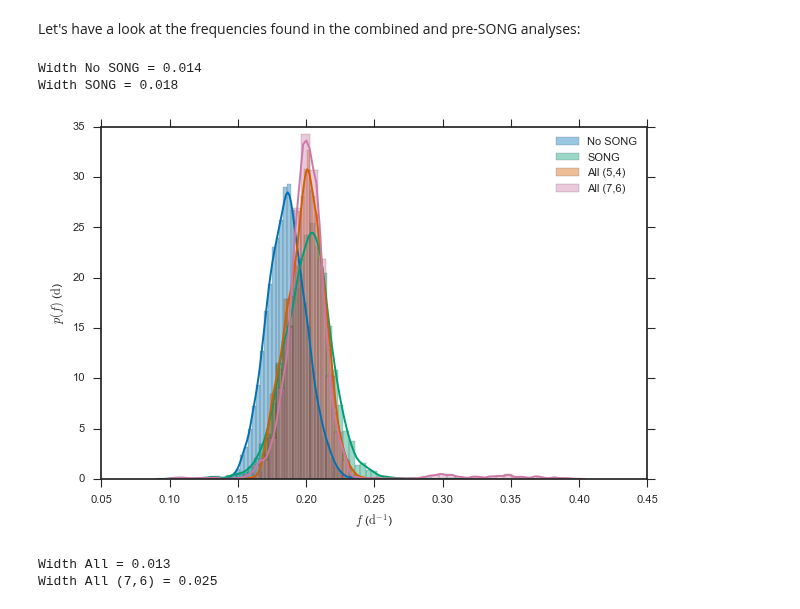
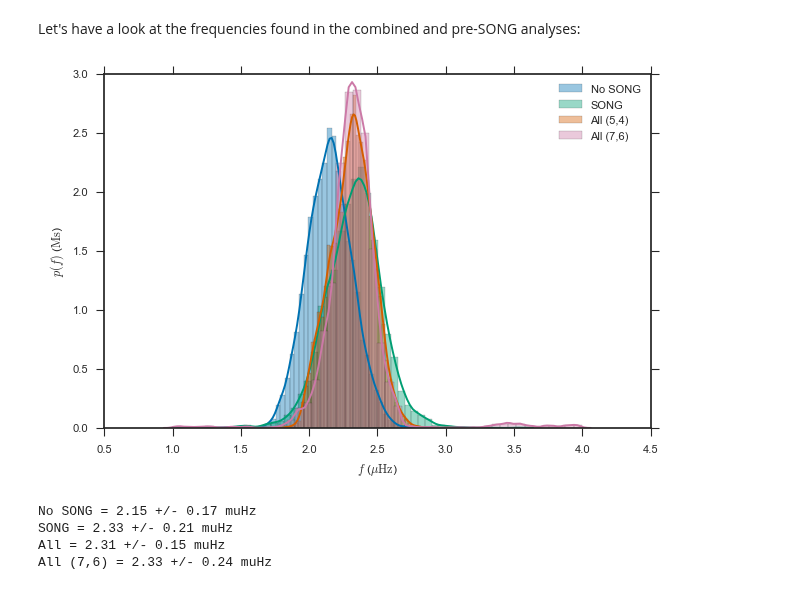
Before and after one commit to farr/Aldebaran, a Jupyter notebook: notebooks/SingleMultipleComparison.ipynb, the cells around one changed output. Drawn from its saved outputs; the diff is of its cells as text; code cells hidden in the pictures.

Commit message:
Better units on frequencies in histogram and printed output.

```diff
--- a/notebooks/SingleMultipleComparison.ipynb
+++ b/notebooks/SingleMultipleComparison.ipynb
@@ -166,26 +166,31 @@ savefig("../plots/psd-single.pdf")
 # %% [markdown]
 Let's have a look at the frequencies found in the combined and pre-SONG analyses:
 # %%
-fssong = Kalman.frequencies(single_posts[end], single_postsamples[end])
-fspre = Kalman.frequencies(presong_post, presong_postsamples)
-fsall = Kalman.frequencies(all_post, all_postsamples)
-fsall76 = Kalman.frequencies(all_post76, all_postsamples76)
-sns.distplot(fspre[fspre.>0.1], label="No SONG")
-sns.distplot(fssong[(fssong.>0.1) & (fssong.<0.4)], label="SONG")
-sns.distplot(fsall[fsall.>0], label="All (5,4)")
-sns.distplot(fsall76[(fsall76.>0.1) & (fsall76.<0.4)], label="All (7,6)")
-xlabel(L"$f$ ($\mathrm{d}^{-1}$)")
-ylabel(L"$p(f)$ ($\mathrm{d}$)")
+perday_to_muhz = 1.0/(3600.0*24.0*1e-6)
+fssong = Kalman.frequencies(single_posts[end], single_postsamples[end])*perday_to_muhz
+fspre = Kalman.frequencies(presong_post, presong_postsamples)*perday_to_muhz
+fsall = Kalman.frequencies(all_post, all_postsamples)*perday_to_muhz
+fsall76 = Kalman.frequencies(all_post76, all_postsamples76)*perday_to_muhz
+fspre = fspre[(fspre.>1) & (fspre.<4)]
+fsall = fsall[(fsall.>1) & (fsall.<4)]
+fssong = fssong[(fssong.>1) & (fssong.<4)]
+fsall76 = fsall76[(fsall76.>1) & (fsall76.<4)]
+sns.distplot(fspre, label="No SONG")
+sns.distplot(fssong, label="SONG")
+sns.distplot(fsall, label="All (5,4)")
+sns.distplot(fsall76, label="All (7,6)")
+xlabel(L"$f$ ($\mu\mathrm{Hz}$)")
+ylabel(L"$p(f)$ ($\mathrm{Ms}$)")
 legend(loc="best")
 tight_layout()
 savefig("../plots/numax.pdf")
-println(@sprintf("Width No SONG = %.2g", std(fspre[fspre.>0.1])))
-println(@sprintf("Width SONG = %.2g", std(fssong[(fssong.>0.1) & (fssong .<0.4)])))
-println(@sprintf("Width All = %.2g", std(fsall[(fsall.>0)])))
-println(@sprintf("Width All (7,6) = %.2g", std(fsall76[(fsall76.>0.1) & (fsall76.<0.4)])))
+println(@sprintf("No SONG = %.2f +/- %.2f muHz", mean(fspre), std(fspre)))
+println(@sprintf("SONG = %.2f +/- %.2f muHz", mean(fssong), std(fssong)))
+println(@sprintf("All = %.2f +/- %.2f muHz", mean(fsall), std(fsall)))
+println(@sprintf("All (7,6) = %.2f +/- %.2f muHz", mean(fsall76), std(fsall76)))
 # %% [output]
+[figure, new version]
-Width No SONG = 0.014
-Width SONG = 0.018
+No SONG = 2.15 +/- 0.17 muHz
+SONG = 2.33 +/- 0.21 muHz
+All = 2.31 +/- 0.15 muHz
+All (7,6) = 2.33 +/- 0.24 muHz
-[figure, old version]
-Width All = 0.013
-Width All (7,6) = 0.025
```
Also changed, not shown: 1 other file.
